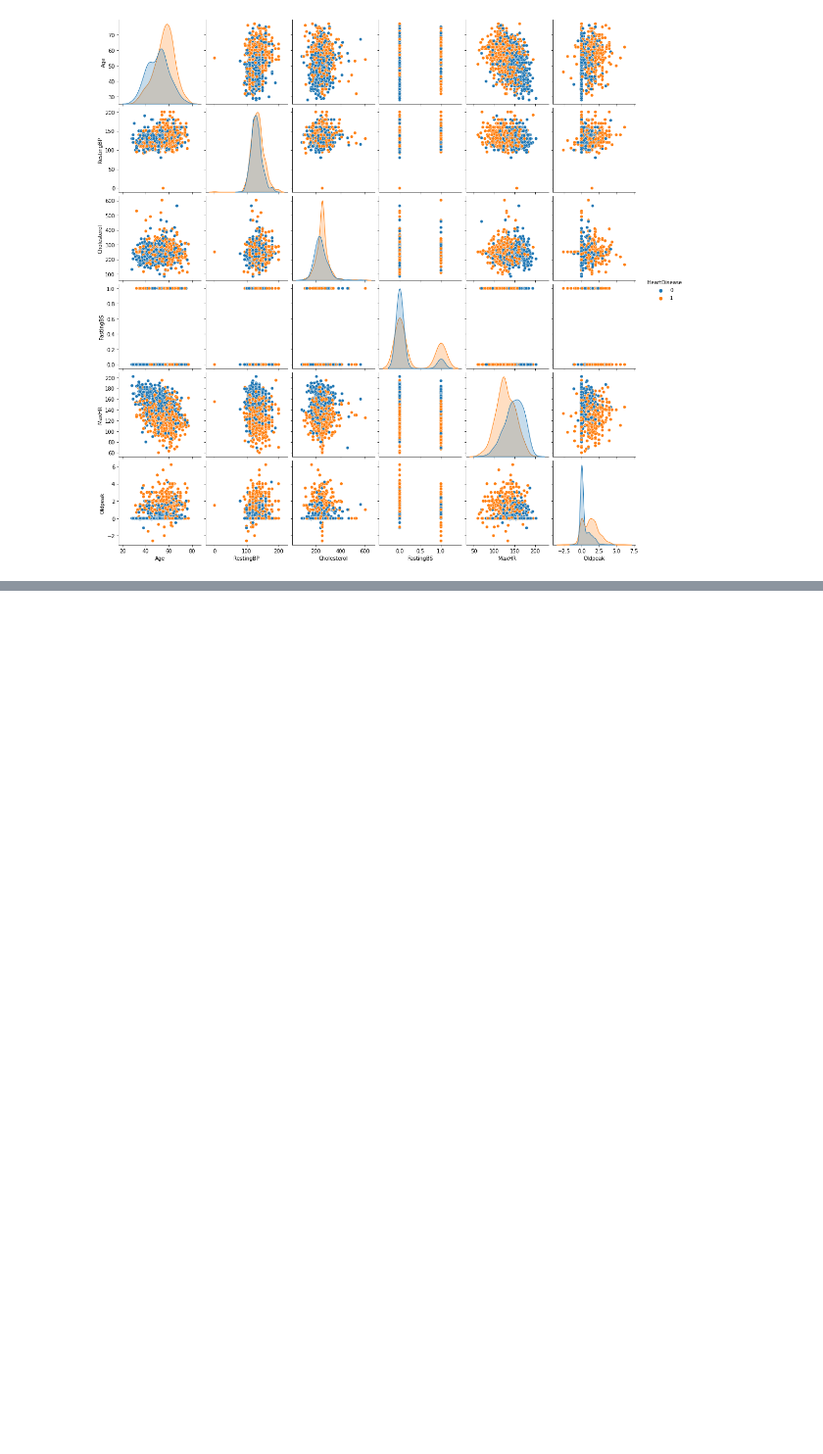
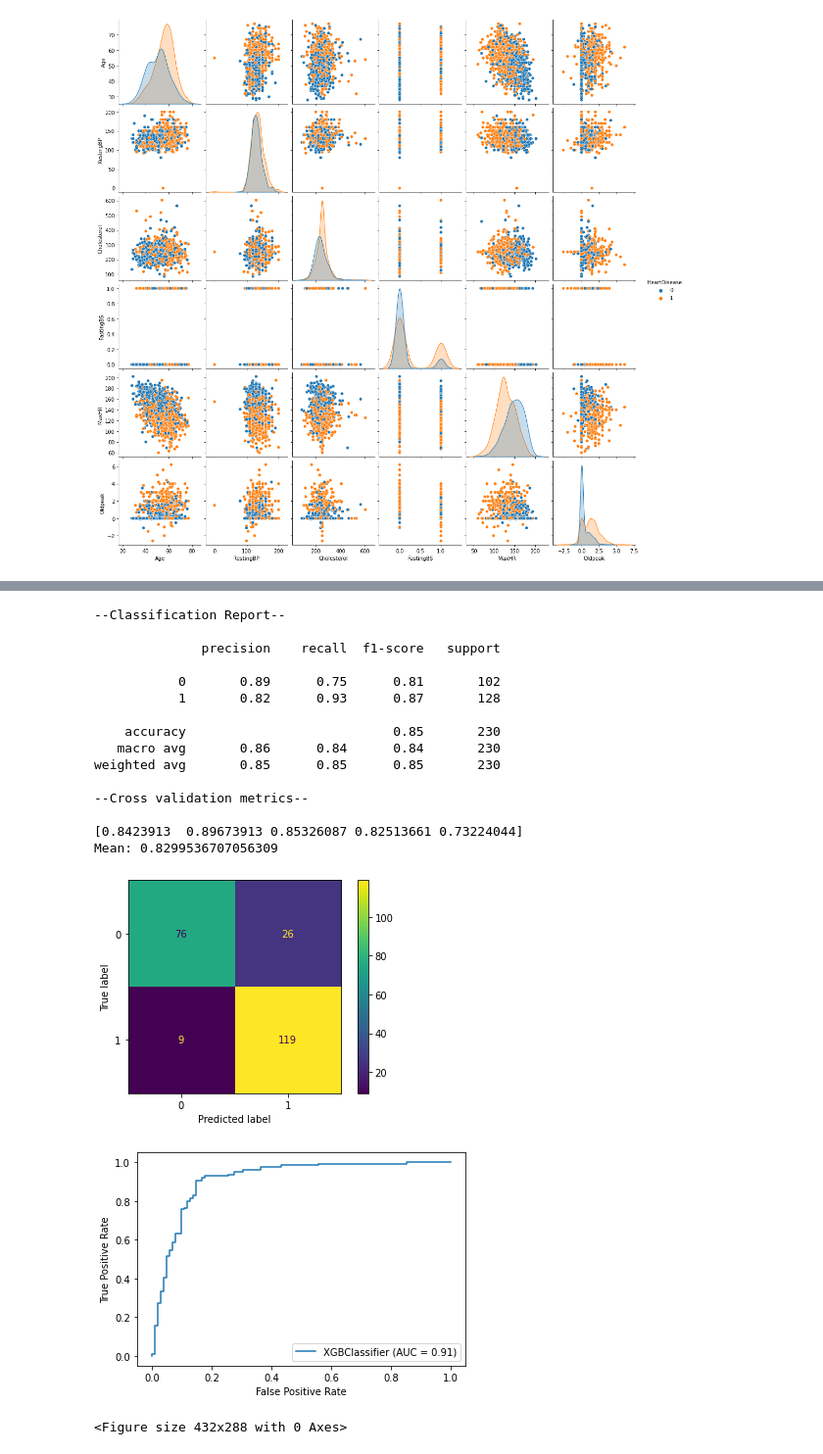
Before and after one commit to Neotemplate/awesome-projects, a Jupyter notebook: 01_Heart_Disease_Prediction.ipynb, the cells around one changed output, grey strips where cells are left out. Shown at 98% size. Saved outputs shown, nothing was run; the diff lists cells and outputs as text; code cells hidden in the pictures; blank space fills up the shorter version.

```diff
--- a/01_Heart_Disease_Prediction.ipynb
+++ b/01_Heart_Disease_Prediction.ipynb
@@ -373,0 +314,23 @@ print(f'Mean: {crossR.mean()}')
+# %%
+modelX = XGBClassifier(eval_metric = 'auc', objective = 'binary:logistic', eta = 0.05, max_depth = 6, n_estimators=300)
+
+predict_proba(modelX)
+# %% [output]
+--Classification Report--
+
+              precision    recall  f1-score   support
+
+           0       0.89      0.75      0.81       102
+           1       0.82      0.93      0.87       128
+
+    accuracy                           0.85       230
+   macro avg       0.86      0.84      0.84       230
+weighted avg       0.85      0.85      0.85       230
+
+--Cross validation metrics--
+
+[0.8423913  0.89673913 0.85326087 0.82513661 0.73224044]
+Mean: 0.8299536707056309
+[figure, added]
+[figure, added]
+<Figure size 432x288 with 0 Axes>
```
Also changed, not shown: parts of 13 cells of this notebook.
